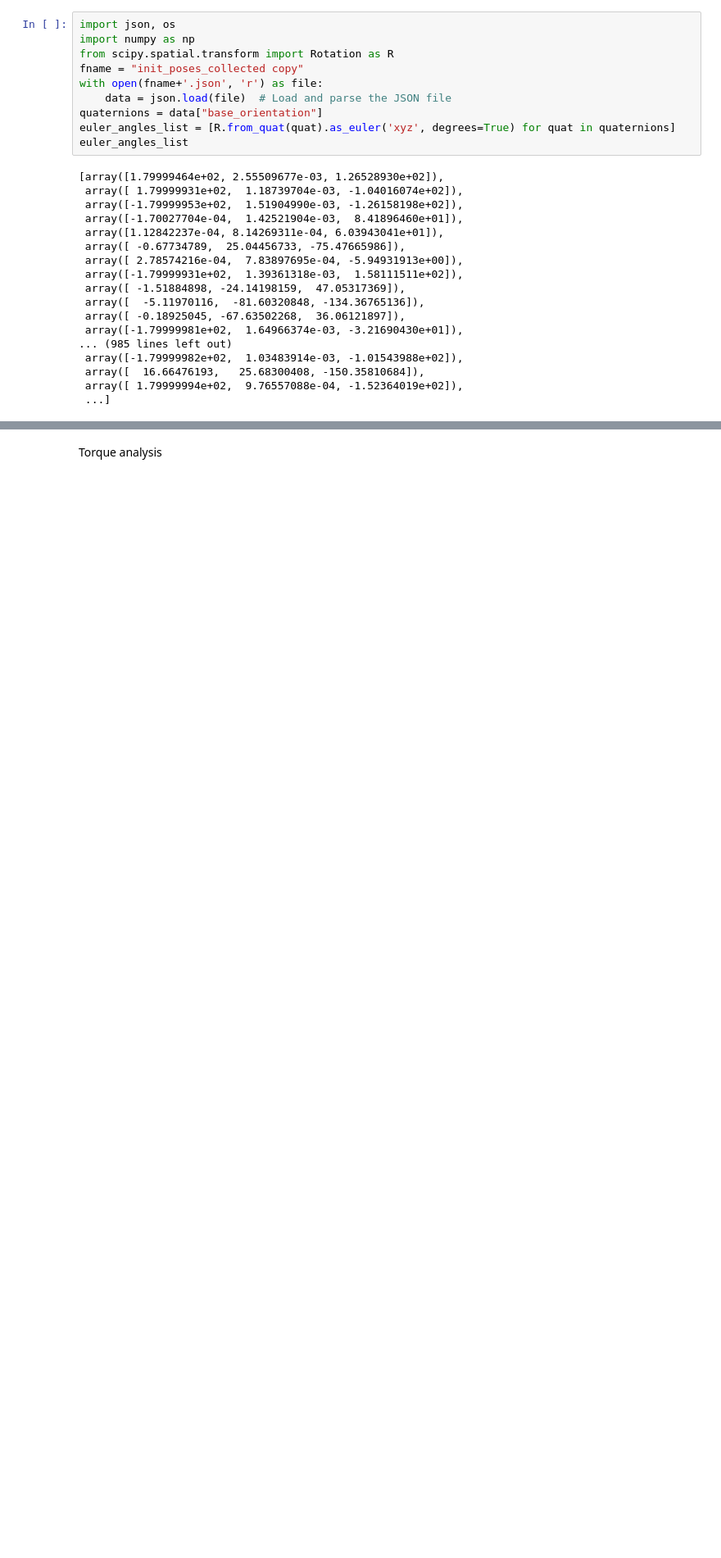
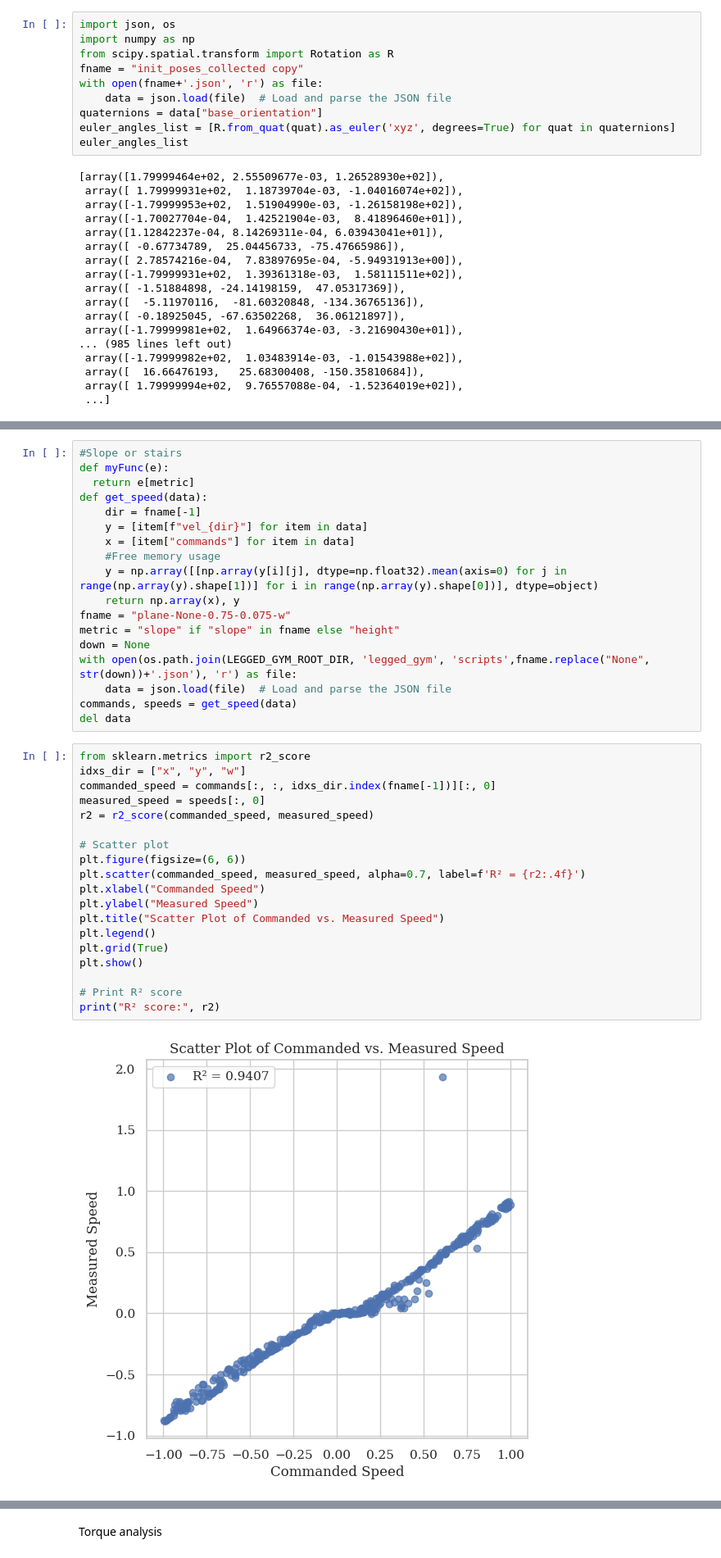
Before and after one commit to JansSolanoVega/legged_gym, a Jupyter notebook: legged_gym/scripts/analysis/plots.ipynb, the cells around one changed output, grey strips where cells are left out. Shown at 82% size. Saved outputs shown, nothing was run; the diff lists cells and outputs as text; blank space fills up the shorter version.

```diff
--- a/legged_gym/scripts/analysis/plots.ipynb
+++ b/legged_gym/scripts/analysis/plots.ipynb
@@ -182,0 +165,39 @@ euler_angles_list
+# %%
+#Slope or stairs
+def myFunc(e):
+  return e[metric]
+def get_speed(data):
+    dir = fname[-1]
+    y = [item[f"vel_{dir}"] for item in data]
+    x = [item["commands"] for item in data]
+    #Free memory usage
+    y = np.array([[np.array(y[i][j], dtype=np.float32).mean(axis=0) for j in range(np.array(y).shape[1])] for i in range(np.array(y).shape[0])], dtype=object)
+    return np.array(x), y
+fname = "plane-None-0.75-0.075-w"
+metric = "slope" if "slope" in fname else "height"
+down = None
+with open(os.path.join(LEGGED_GYM_ROOT_DIR, 'legged_gym', 'scripts',fname.replace("None", str(down))+'.json'), 'r') as file:
+    data = json.load(file)  # Load and parse the JSON file
+commands, speeds = get_speed(data)
+del data
+# %%
+from sklearn.metrics import r2_score
+idxs_dir = ["x", "y", "w"]
+commanded_speed = commands[:, :, idxs_dir.index(fname[-1])][:, 0]
+measured_speed = speeds[:, 0]
+r2 = r2_score(commanded_speed, measured_speed)
+
+# Scatter plot
+plt.figure(figsize=(6, 6))
+plt.scatter(commanded_speed, measured_speed, alpha=0.7, label=f'R² = {r2:.4f}')
+plt.xlabel("Commanded Speed")
+plt.ylabel("Measured Speed")
+plt.title("Scatter Plot of Commanded vs. Measured Speed")
+plt.legend()
+plt.grid(True)
+plt.show()
+
+# Print R² score
+print("R² score:", r2)
+# %% [output]
+[figure, added]
```
Also changed, not shown: parts of 4 cells of this notebook, 4 other files.
